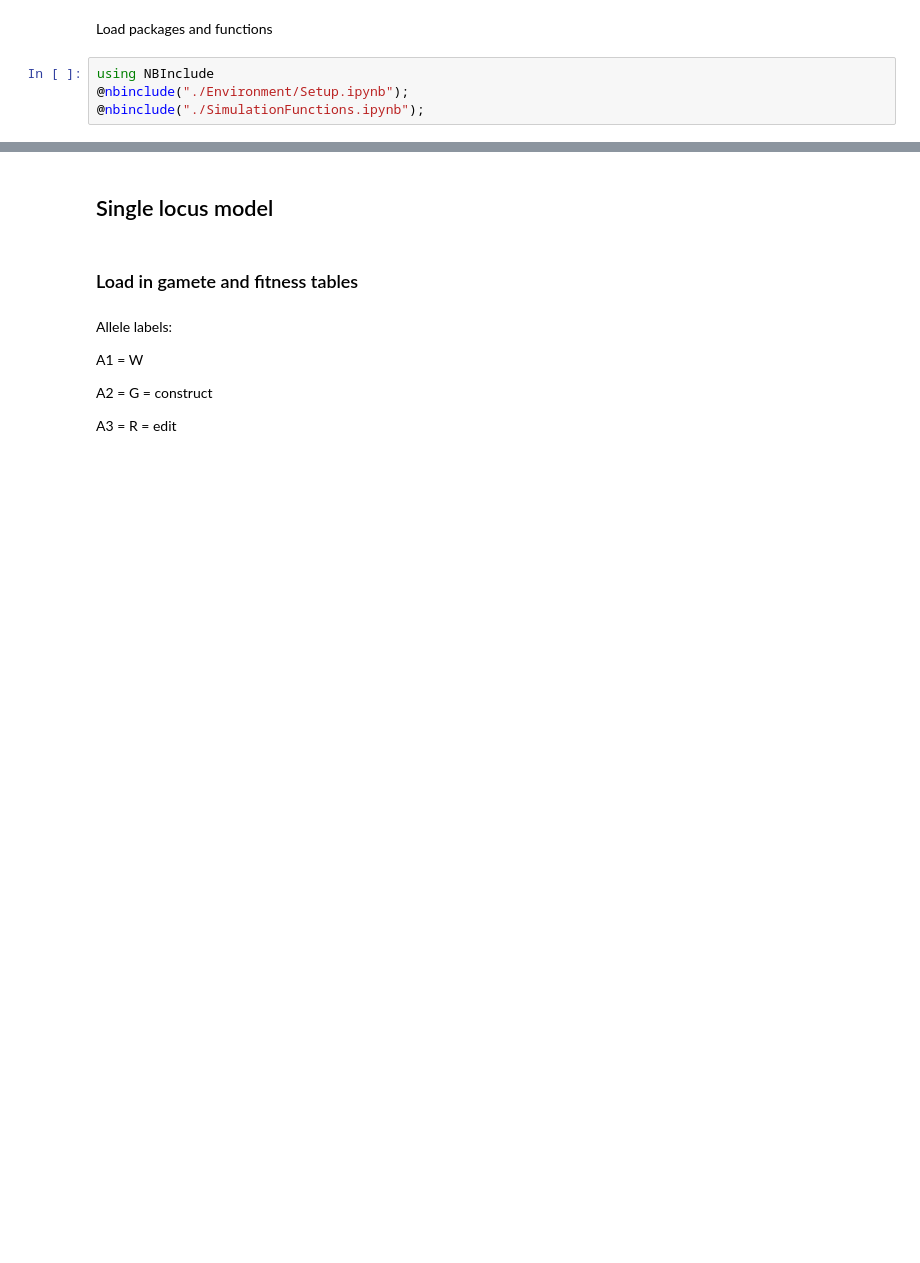
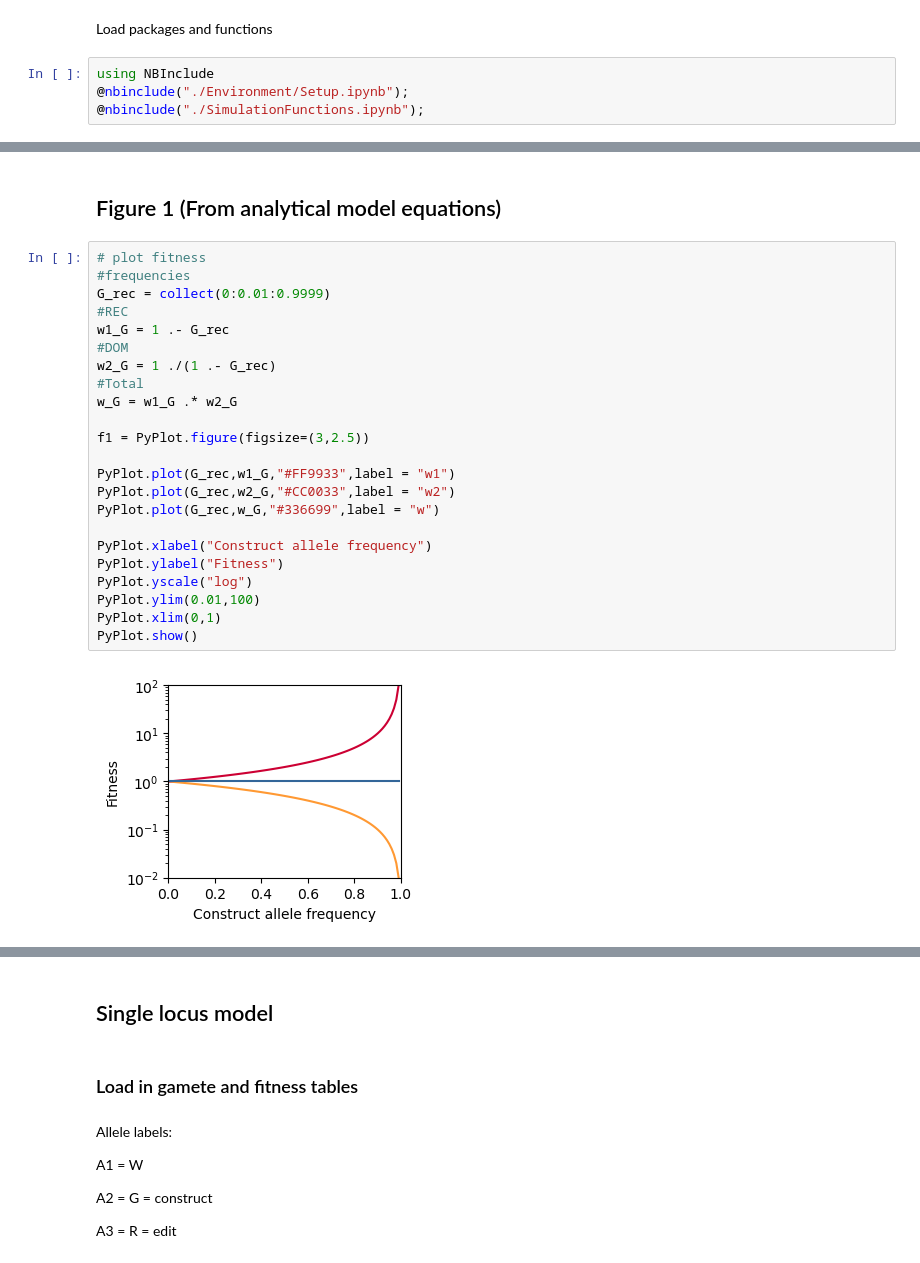
Before and after one commit to KatieWillis/DriveSelectionBalance, a Jupyter notebook: SimulationScript.ipynb, the cells around one changed output, grey strips where cells are left out. Saved outputs shown, nothing was run; the diff lists cells and outputs as text; blank space fills up the shorter version.

```diff
--- a/SimulationScript.ipynb
+++ b/SimulationScript.ipynb
@@ -50,0 +56,27 @@ To allow sharing of functions across models we label alleles at the first locus
+# %% [markdown]
+## Figure 1 (From analytical model equations)
+# %%
+# plot fitness
+#frequencies
+G_rec = collect(0:0.01:0.9999)
+#REC
+w1_G = 1 .- G_rec
+#DOM
+w2_G = 1 ./(1 .- G_rec)
+#Total
+w_G = w1_G .* w2_G
+
+f1 = PyPlot.figure(figsize=(3,2.5))
+
+PyPlot.plot(G_rec,w1_G,"#FF9933",label = "w1")
+PyPlot.plot(G_rec,w2_G,"#CC0033",label = "w2")
+PyPlot.plot(G_rec,w_G,"#336699",label = "w")
+
+PyPlot.xlabel("Construct allele frequency")
+PyPlot.ylabel("Fitness")
+PyPlot.yscale("log")
+PyPlot.ylim(0.01,100)
+PyPlot.xlim(0,1)
+PyPlot.show()
+# %% [output]
+[figure, added]
```
Also changed, not shown: parts of 102 cells of this notebook, 5 other files.
